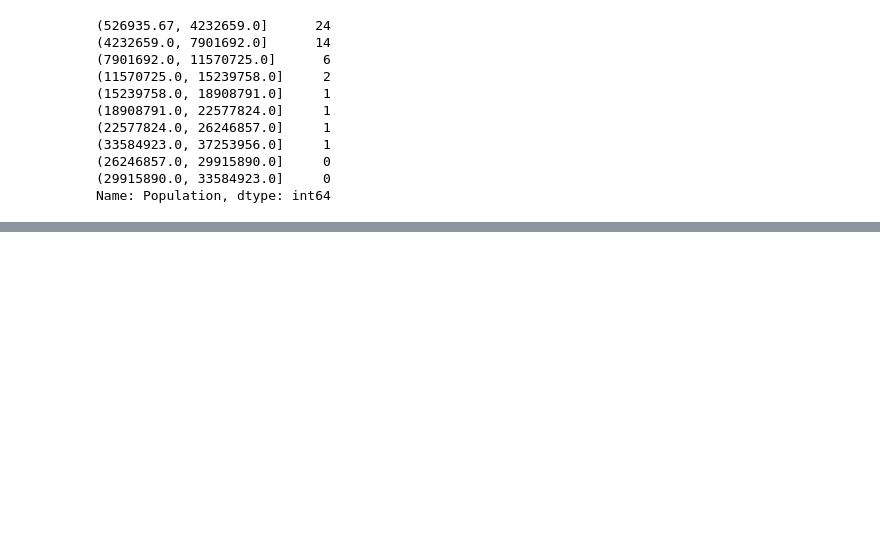
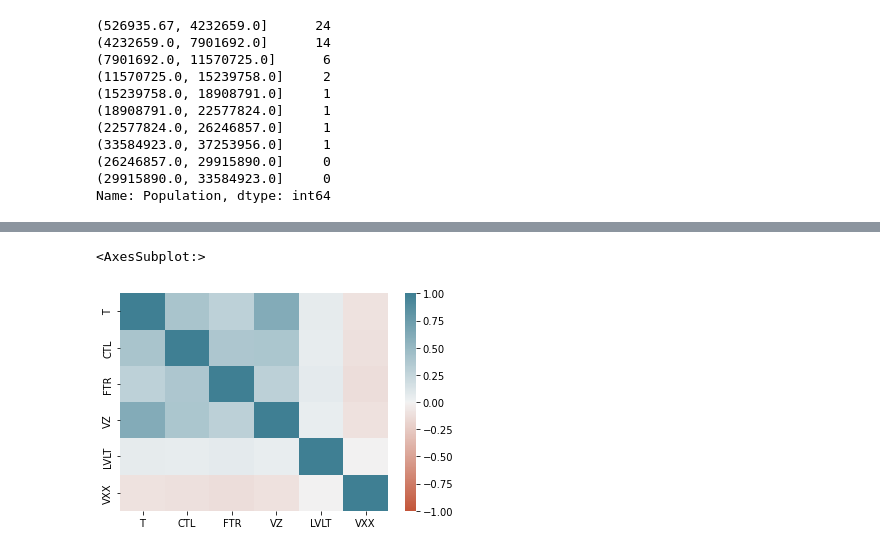
Before and after one commit to gellanz/Mastering_DS_ML, a Jupyter notebook: Practical_Statistics_for_DS/CH1/CH1.ipynb, the cells around one changed output, grey strips where cells are left out. Saved outputs shown, nothing was run; the diff lists cells and outputs as text; code cells hidden in the pictures; blank space fills up the shorter version.

```diff
--- a/Practical_Statistics_for_DS/CH1/CH1.ipynb
+++ b/Practical_Statistics_for_DS/CH1/CH1.ipynb
@@ -113,0 +174,7 @@ Bin sizes are important, if they are too large, important features of the distri
+# %%
+sp500 = pd.read_csv('sp500_data.csv.gz', compression='gzip')
+sp500 = sp500[['T', 'CTL', 'FTR', 'VZ', 'LVLT', 'VXX']]
+sns.heatmap(sp500.corr(), vmin=-1, vmax=1, cmap=sns.diverging_palette(20, 220, as_cmap=True))
+# %% [output]
+<AxesSubplot:>
+[figure, added]
```
Also changed, not shown: parts of 12 cells of this notebook, 16 other files.
